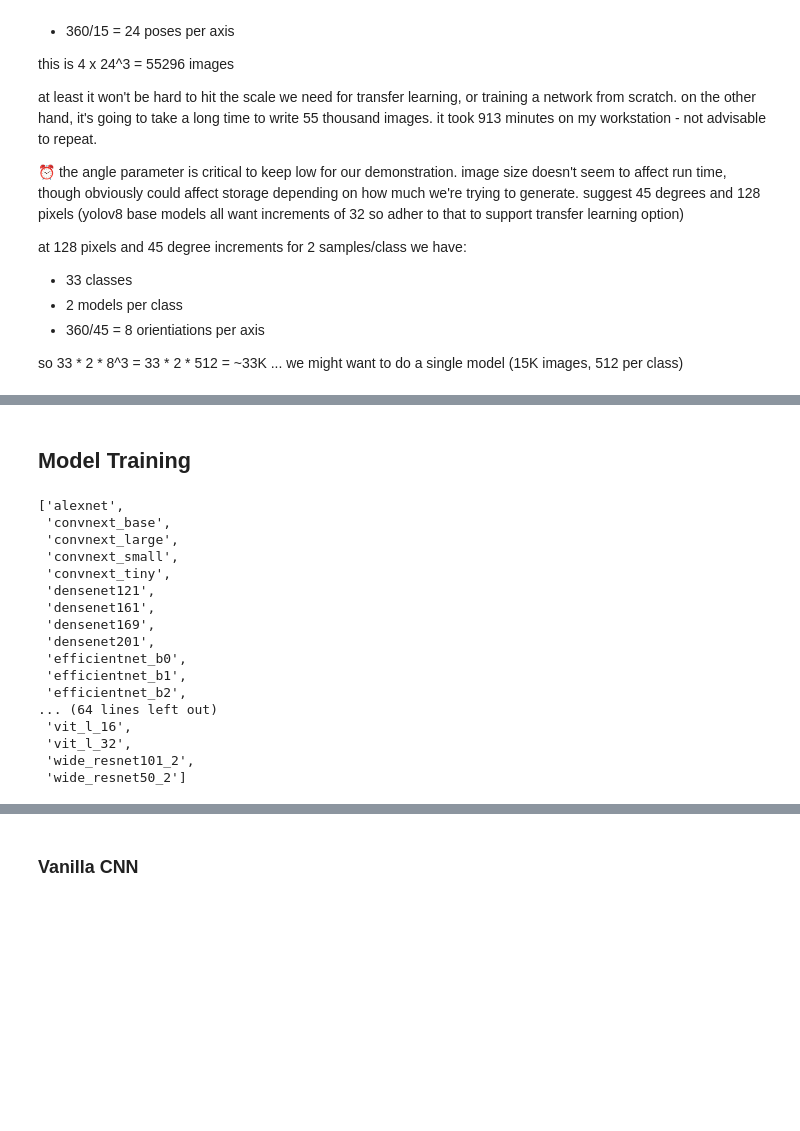
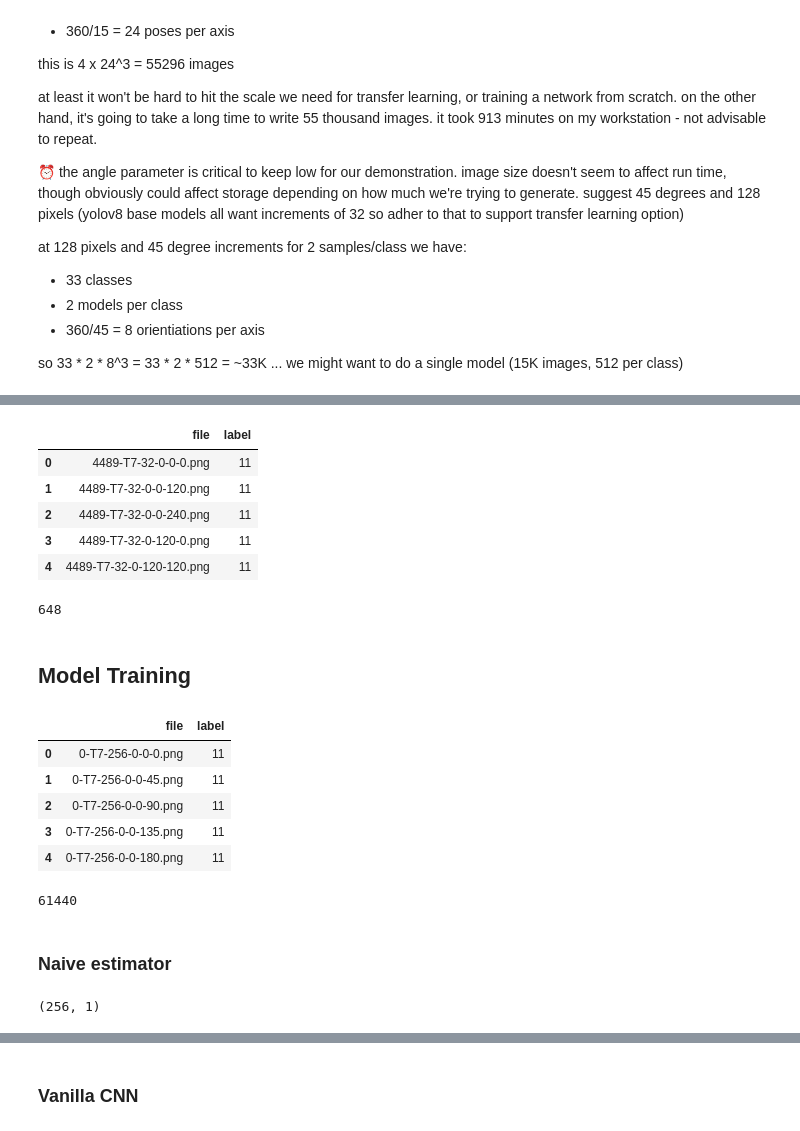
Before and after one commit to auto-d/shaperx, a Jupyter notebook: experimentation.ipynb, the cells around one changed output, grey strips where cells are left out. Saved outputs shown, nothing was run; the diff lists cells and outputs as text; code cells hidden in the pictures; blank space fills up the shorter version.

```diff
--- a/experimentation.ipynb
+++ b/experimentation.ipynb
@@ -951,0 +715,8 @@ KeyboardInterrupt:
+# %%
+images, examples = app.dataset.generate_image_set(train_meshes, mesh_path, experiment_path, size=32, angle_increment=120)
+
+# Our dataframe has some extra information that needs to be ejected before we
+# create the pytorch-esqe annotations file. This memorializes the splits and permits us to
+# pick up later with these labelsets.
+annotations = images.drop(labels='source', axis='columns')
+annotations.to_csv(annotations_path, index=False)
@@ -952,23 +846,13 @@ KeyboardInterrupt:
+# %%
+display(annotations.head())
+display(len(annotations))
+# %% [output]
+|  | file | label |
+| 0 | 4489-T7-32-0-0-0.png | 11 |
+| 1 | 4489-T7-32-0-0-120.png | 11 |
+| 2 | 4489-T7-32-0-0-240.png | 11 |
+| 3 | 4489-T7-32-0-120-0.png | 11 |
+| 4 | 4489-T7-32-0-120-120.png | 11 |
+648
 # %% [markdown]
 ## Model Training
-# %%
-classification_models = torchvision.models.list_models(module=torchvision.models)
-classification_models
-# %% [output]
-['alexnet',
- 'convnext_base',
- 'convnext_large',
- 'convnext_small',
- 'convnext_tiny',
- 'densenet121',
- 'densenet161',
- 'densenet169',
- 'densenet201',
- 'efficientnet_b0',
- 'efficientnet_b1',
- 'efficientnet_b2',
-... (64 lines left out)
- 'vit_l_16',
- 'vit_l_32',
- 'wide_resnet101_2',
- 'wide_resnet50_2']
@@ -974,0 +861,14 @@ classification_models
+# %%
+annotations = pd.read_csv(experiment_path + '/' + 'train.csv')
+display(annotations.head())
+display(len(annotations))
+# %% [output]
+|  | file | label |
+| 0 | 0-T7-256-0-0-0.png | 11 |
+| 1 | 0-T7-256-0-0-45.png | 11 |
+| 2 | 0-T7-256-0-0-90.png | 11 |
+| 3 | 0-T7-256-0-0-135.png | 11 |
+| 4 | 0-T7-256-0-0-180.png | 11 |
+61440
+# %% [markdown]
+### Naive estimator
@@ -974,0 +978,4 @@ classification_models
+# %%
+hist.shape
+# %% [output]
+(256, 1)
```
Also changed, not shown: parts of 47 cells of this notebook, 1 other file.
